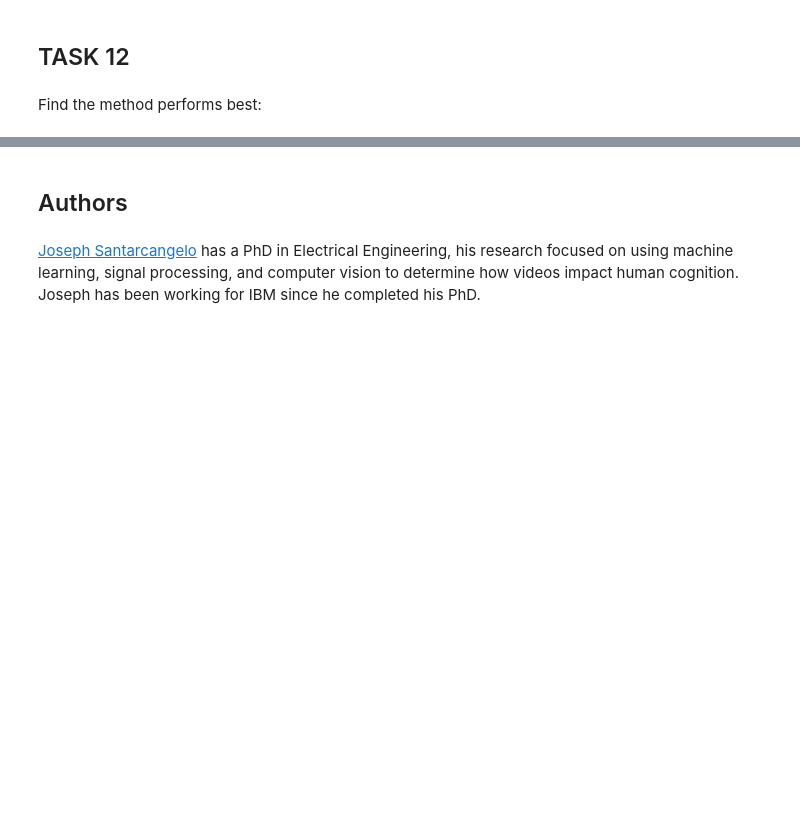
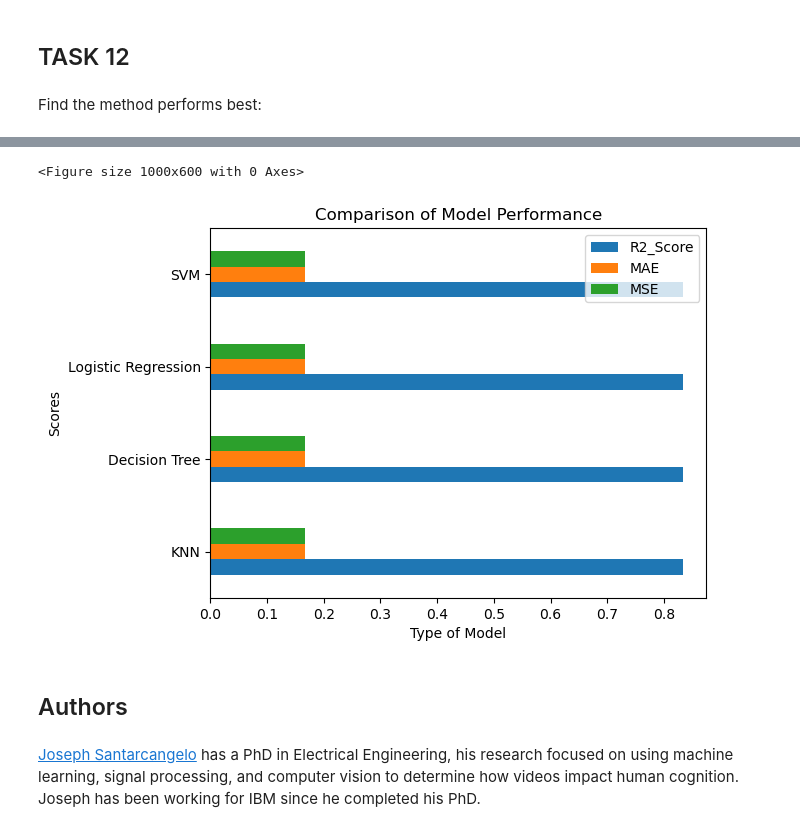
Before and after one commit to Shrey5555/Data_Science_Final_Assignments, a Jupyter notebook: SpaceX_Machine Learning Prediction_Part_5.ipynb, the cells around one changed output, grey strips where cells are left out. Cells and saved outputs as stored; diff of their text form; code cells hidden in the pictures; blank space fills up the shorter version.

```diff
--- a/SpaceX_Machine Learning Prediction_Part_5.ipynb
+++ b/SpaceX_Machine Learning Prediction_Part_5.ipynb
@@ -278,6 +286,8 @@ We can plot the confusion matrix
 # %%
 yhat = tree_cv.predict(X_test)
 plot_confusion_matrix(Y_test,yhat)
+tree_mae=mean_absolute_error(Y_test,yhat)
+tree_mse=mean_squared_error(Y_test,yhat)
 # %% [output]
 [figure]
 # %% [markdown]
@@ -303,7 +313,8 @@ accuracy : 0.8482142857142858
 # %% [markdown]
 Calculate the accuracy of tree_cv on the test data using the method <code>score</code>:
 # %%
-knn_cv.score(X_test,Y_test)
+knn_r2score=knn_cv.score(X_test,Y_test)
+knn_r2score
 # %% [output]
 0.8333333333333334
 # %% [markdown]
@@ -311,6 +322,8 @@ We can plot the confusion matrix
 # %%
 yhat = knn_cv.predict(X_test)
 plot_confusion_matrix(Y_test,yhat)
+knn_mae=mean_absolute_error(Y_test,yhat)
+knn_mse=mean_squared_error(Y_test,yhat)
 # %% [output]
 [figure]
 # %% [markdown]
@@ -321,0 +333,6 @@ All models perfromed equally when tested.
+# %%
+accuracy_table=pd.DataFrame({'Type of model':['KNN','Decision Tree','Logistic Regression','SVM'],
+                        'R2_Score':[knn_r2score,tree_r2score,logreg_r2score,svm_r2score],
+                        'MAE':[knn_mae,tree_mae,logreg_mae,svm_mae],
+                        'MSE':[knn_mse,tree_mse,logreg_mse,svm_mse]}).set_index('Type of model')
+accuracy_table
@@ -322,3 +346,13 @@ All models perfromed equally when tested.
+# %%
+plt.figure(figsize=(10, 6))
+accuracy_table.plot.barh()
+plt.xlabel('Type of Model')
+plt.ylabel('Scores')
+plt.title('Comparison of Model Performance')
+plt.show()
+# %% [output]
+<Figure size 1000x600 with 0 Axes>
+[figure, added]
 # %% [markdown]
 ## Authors
 # %% [markdown]
```
Also changed, not shown: parts of 9 cells of this notebook.
